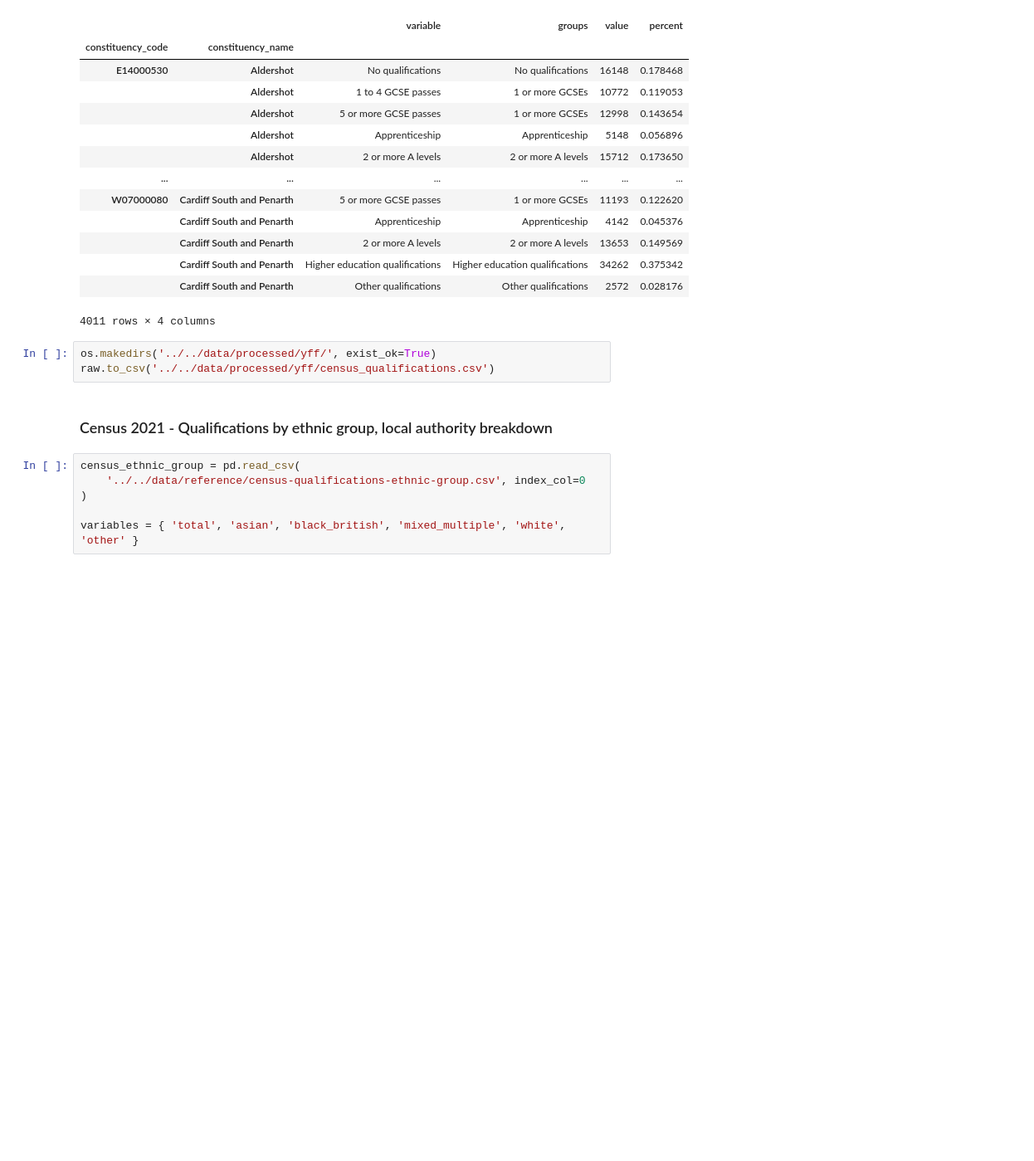
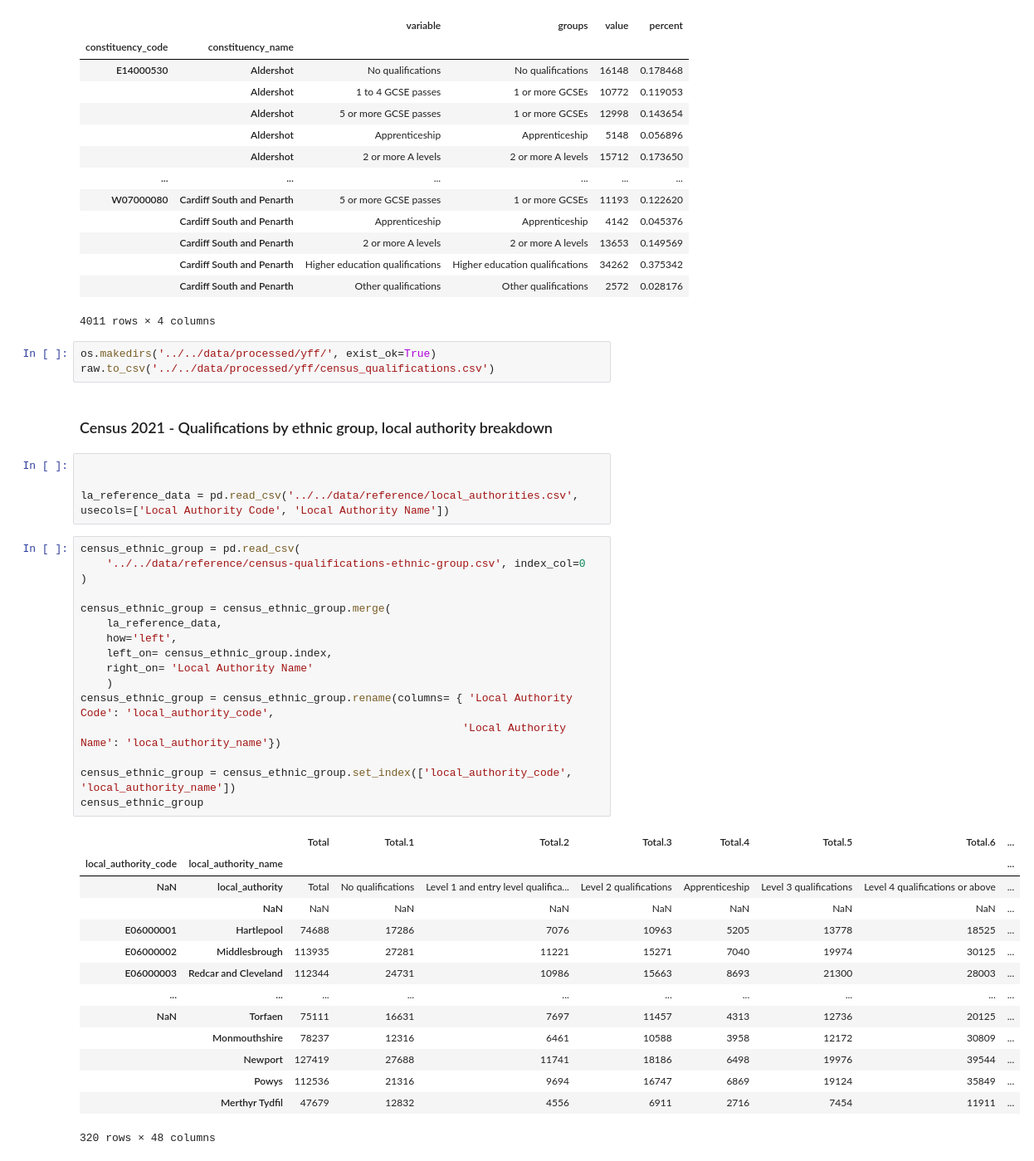
Before and after one commit to open-innovations/yff-data-pipelines, a Jupyter notebook: pipelines/education/census.ipynb, the cells around one changed output. Shown: that part at 83% size. Cells and saved outputs as stored; diff of their text form; blank space fills up the shorter version.

Commit message:
Add local authority codes

```diff
--- a/pipelines/education/census.ipynb
+++ b/pipelines/education/census.ipynb
@@ -44,12 +44,41 @@ os.makedirs('../../data/processed/yff/', exist_ok=True)
 raw.to_csv('../../data/processed/yff/census_qualifications.csv')
 # %% [markdown]
 ### Census 2021 - Qualifications by ethnic group, local authority breakdown
-# %%
-census_ethnic_group = pd.read_csv(
-    '../../data/reference/census-qualifications-ethnic-group.csv', index_col=0
-)
-
-variables = { 'total', 'asian', 'black_british', 'mixed_multiple', 'white', 'other' }
+# %%
+
+
+la_reference_data = pd.read_csv('../../data/reference/local_authorities.csv', usecols=['Local Authority Code', 'Local Authority Name'])
+# %%
+census_ethnic_group = pd.read_csv(
+    '../../data/reference/census-qualifications-ethnic-group.csv', index_col=0
+)
+
+census_ethnic_group = census_ethnic_group.merge(
+    la_reference_data,
+    how='left',
+    left_on= census_ethnic_group.index,
+    right_on= 'Local Authority Name'
+    )
+census_ethnic_group = census_ethnic_group.rename(columns= { 'Local Authority Code': 'local_authority_code',
+                                                           'Local Authority Name': 'local_authority_name'})
+
+census_ethnic_group = census_ethnic_group.set_index(['local_authority_code', 'local_authority_name'])
+census_ethnic_group
+# %% [output]
+|  |  | Total | Total.1 | Total.2 | Total.3 | Total.4 | Total.5 | Total.6 | ... |
+| local_authority_code | local_authority_name |  |  |  |  |  |  |  | ... |
+| NaN | local_authority | Total | No qualifications | Level 1 and entry level qualifica... | Level 2 qualifications | Apprenticeship | Level 3 qualifications | Level 4 qualifications or above | ... |
+|  | NaN | NaN | NaN | NaN | NaN | NaN | NaN | NaN | ... |
+| E06000001 | Hartlepool | 74688 | 17286 | 7076 | 10963 | 5205 | 13778 | 18525 | ... |
+| E06000002 | Middlesbrough | 113935 | 27281 | 11221 | 15271 | 7040 | 19974 | 30125 | ... |
+| E06000003 | Redcar and Cleveland | 112344 | 24731 | 10986 | 15663 | 8693 | 21300 | 28003 | ... |
+| ... | ... | ... | ... | ... | ... | ... | ... | ... | ... |
+| NaN | Torfaen | 75111 | 16631 | 7697 | 11457 | 4313 | 12736 | 20125 | ... |
+|  | Monmouthshire | 78237 | 12316 | 6461 | 10588 | 3958 | 12172 | 30809 | ... |
+|  | Newport | 127419 | 27688 | 11741 | 18186 | 6498 | 19976 | 39544 | ... |
+|  | Powys | 112536 | 21316 | 9694 | 16747 | 6869 | 19124 | 35849 | ... |
+|  | Merthyr Tydfil | 47679 | 12832 | 4556 | 6911 | 2716 | 7454 | 11911 | ... |
+320 rows × 48 columns
 # %%
 
 census_ethnic_group.columns = census_ethnic_group.columns.str.lower()
```
Also changed, not shown: parts of 2 cells of this notebook, 1 other file.
